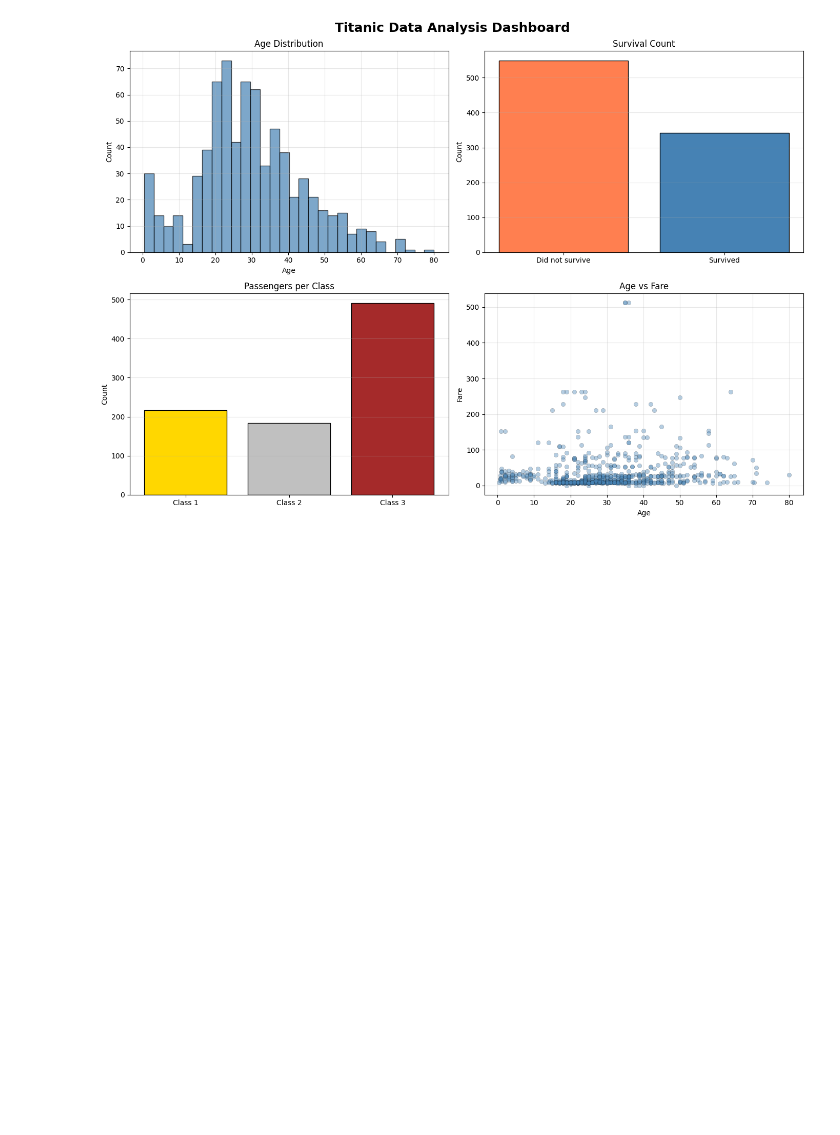
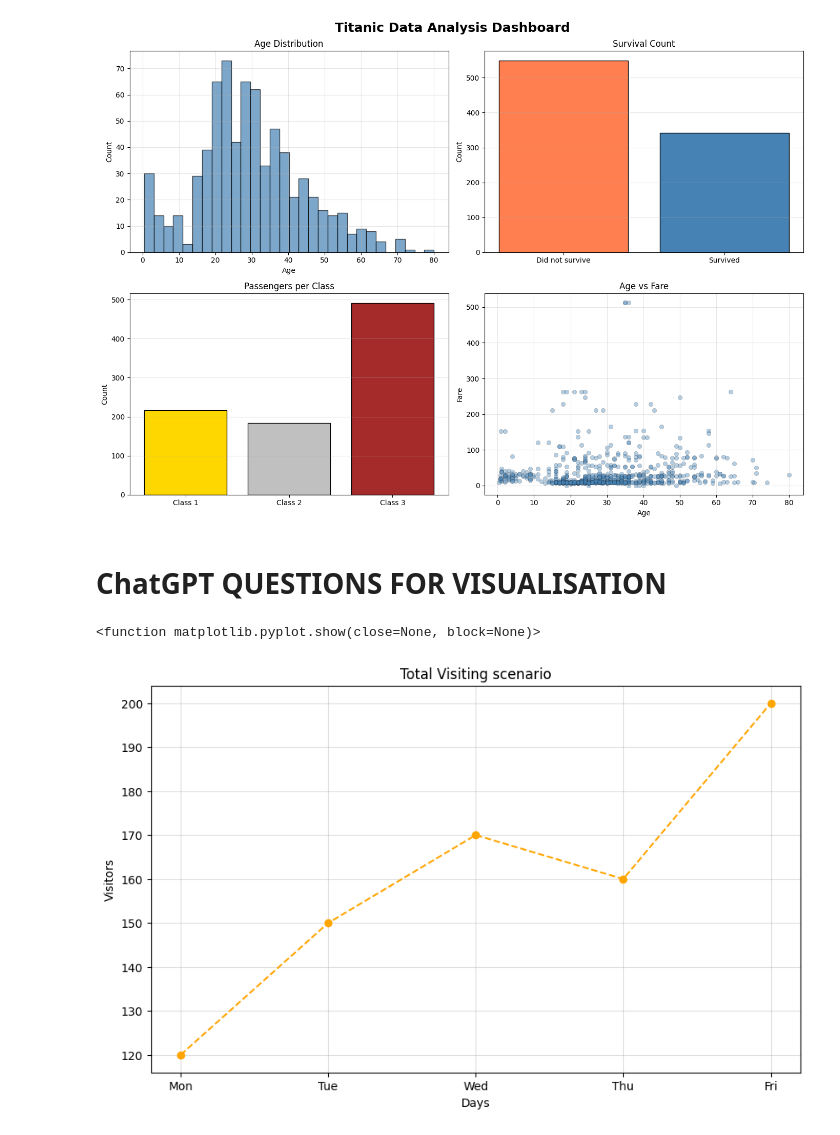
Before and after one commit to Ramcharan-AIML/Matplotlib_Problem_Solving, a Jupyter notebook: Matplotlib_Problems_Practice.ipynb, the cells around one changed output. Cells and saved outputs as stored; diff of their text form; code cells hidden in the pictures; blank space fills up the shorter version.

```diff
--- a/Matplotlib_Problems_Practice.ipynb
+++ b/Matplotlib_Problems_Practice.ipynb
@@ -348,3 +344,22 @@ plt.tight_layout()
 plt.show()
 # %% [output]
 [figure]
+# %% [markdown]
+# ChatGPT QUESTIONS FOR VISUALISATION
+# %%
+Days = ["Mon", "Tue", "Wed", "Thu", "Fri"]
+Visitors = [120 , 150 , 170 , 160, 200]
+# colors_2 = ["orange", "purple"]
+
+plt.figure(figsize=(10,6))
+
+plt.plot(Days, Visitors , color = "orange" , linestyle="--", marker="o")
+plt.title("Total Visiting scenario")
+plt.xlabel("Days")
+plt.ylabel("Visitors")
+plt.grid(True , alpha = 0.4)
+
+plt.show
+# %% [output]
+<function matplotlib.pyplot.show(close=None, block=None)>
+[figure, added]
```
Also changed, not shown: parts of 8 cells of this notebook.
